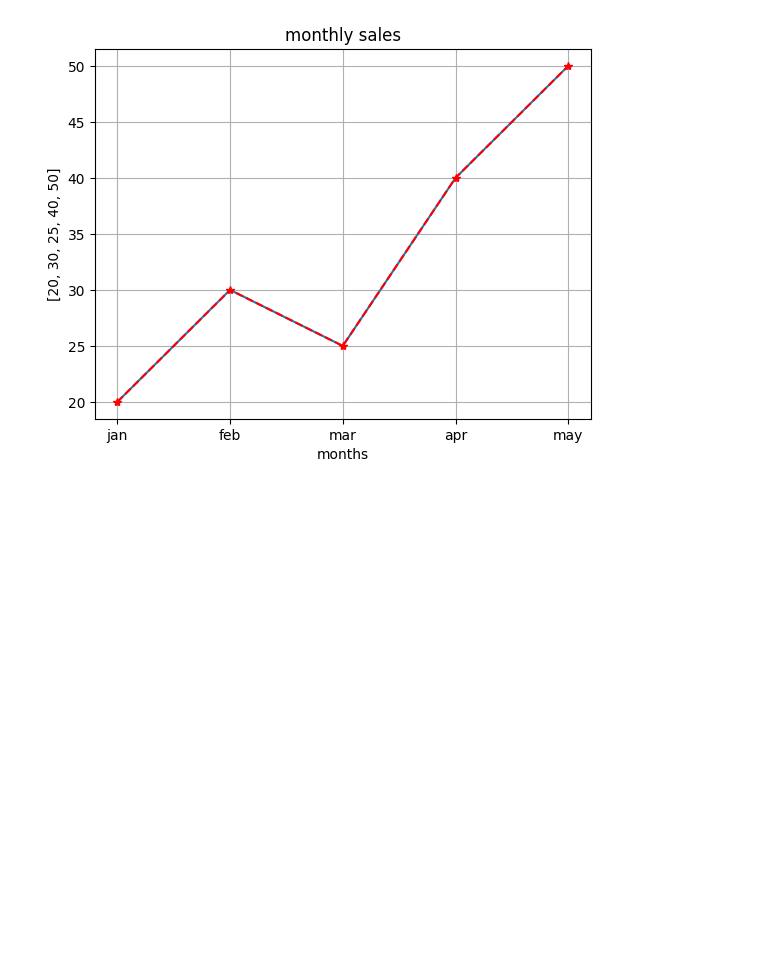
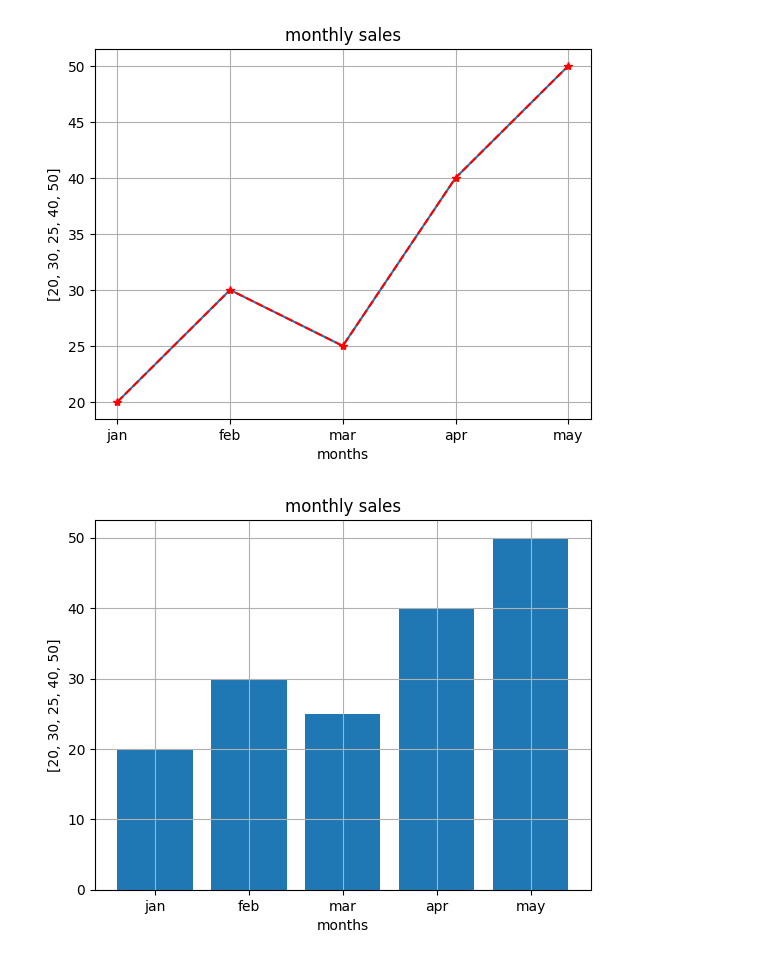
Before and after one commit to anshafpv/DATA-SICENCE, a Jupyter notebook: matplotlib.ipynb, the cells around one changed output. Drawn from its saved outputs; the diff is of its cells as text; code cells hidden in the pictures; blank space fills up the shorter version.

```diff
--- a/matplotlib.ipynb
+++ b/matplotlib.ipynb
@@ -54,3 +54,17 @@ plt.plot(
 plt.show()
 # %% [output]
 [figure]
+# %%
+months=["jan","feb","mar","apr","may"]
+
+sales=[20,30,25,40,50]
+plt.bar(months,sales)
+
+plt.xlabel("months")
+plt.ylabel(sales)
+plt.title("monthly sales")
+plt.grid(True)
+
+plt.show()
+# %% [output]
+[figure, added]
```
Also changed, not shown: parts of 4 cells of this notebook.
